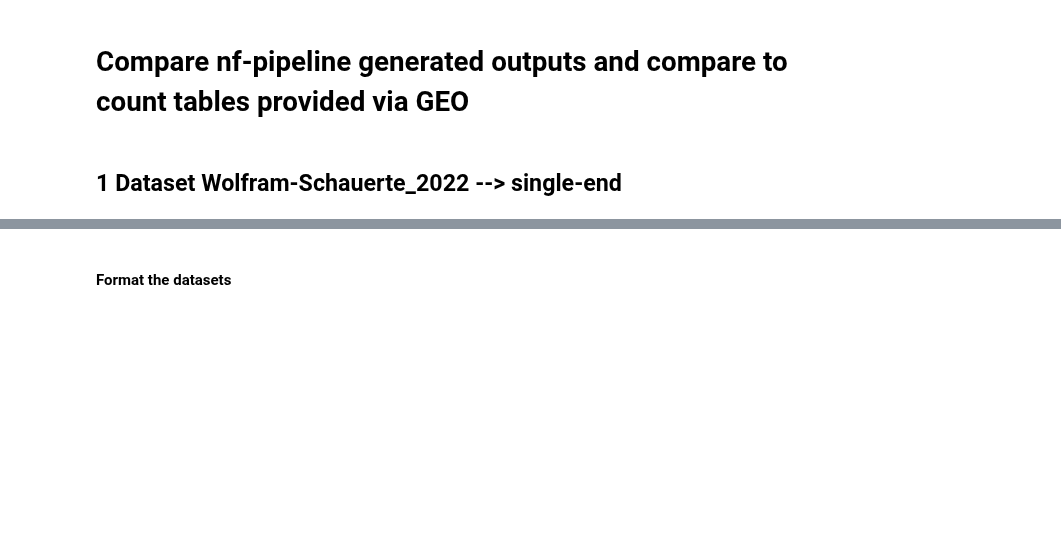
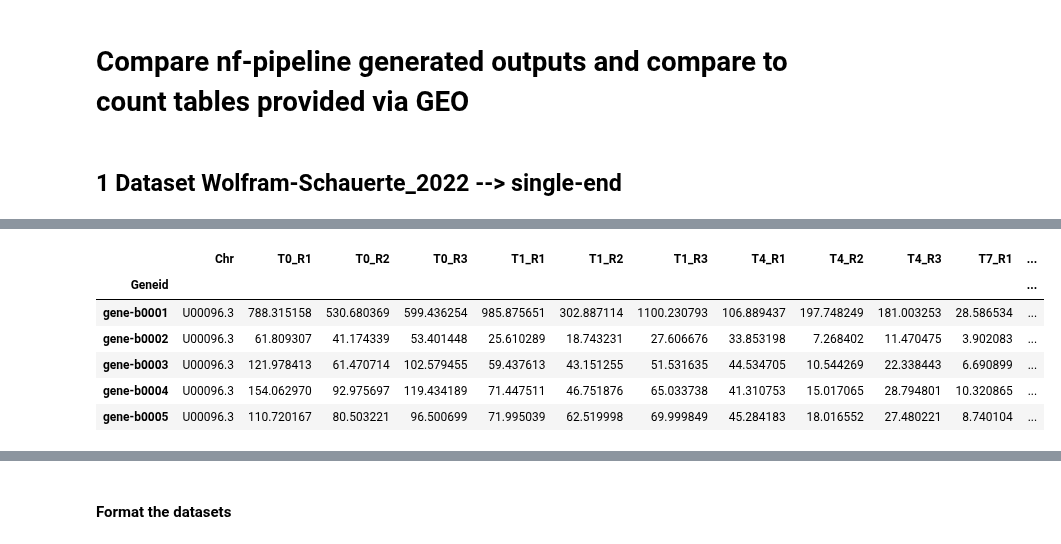
Before and after one commit to Integrative-Transcriptomics/PhageExpressionAtlas, a Jupyter notebook: Data_Analysis/Pipeline_validation/Validate_pipeline_output.ipynb, the cells around one changed output, grey strips where cells are left out. Cells and saved outputs as stored; diff of their text form; code cells hidden in the pictures; blank space fills up the shorter version.

```diff
--- a/Data_Analysis/Pipeline_validation/Validate_pipeline_output.ipynb
+++ b/Data_Analysis/Pipeline_validation/Validate_pipeline_output.ipynb
@@ -69,0 +27,11 @@ metadata
+# %%
+# Reference data
+dfREF.head()
+# %% [output]
+|  | Chr | T0_R1 | T0_R2 | T0_R3 | T1_R1 | T1_R2 | T1_R3 | T4_R1 | T4_R2 | T4_R3 | T7_R1 | ... |
+| Geneid |  |  |  |  |  |  |  |  |  |  |  | ... |
+| gene-b0001 | U00096.3 | 788.315158 | 530.680369 | 599.436254 | 985.875651 | 302.887114 | 1100.230793 | 106.889437 | 197.748249 | 181.003253 | 28.586534 | ... |
+| gene-b0002 | U00096.3 | 61.809307 | 41.174339 | 53.401448 | 25.610289 | 18.743231 | 27.606676 | 33.853198 | 7.268402 | 11.470475 | 3.902083 | ... |
+| gene-b0003 | U00096.3 | 121.978413 | 61.470714 | 102.579455 | 59.437613 | 43.151255 | 51.531635 | 44.534705 | 10.544269 | 22.338443 | 6.690899 | ... |
+| gene-b0004 | U00096.3 | 154.062970 | 92.975697 | 119.434189 | 71.447511 | 46.751876 | 65.033738 | 41.310753 | 15.017065 | 28.794801 | 10.320865 | ... |
+| gene-b0005 | U00096.3 | 110.720167 | 80.503221 | 96.500699 | 71.995039 | 62.519998 | 69.999849 | 45.284183 | 18.016552 | 27.480221 | 8.740104 | ... |
```
Also changed, not shown: parts of 19 cells of this notebook, 11 other files.
